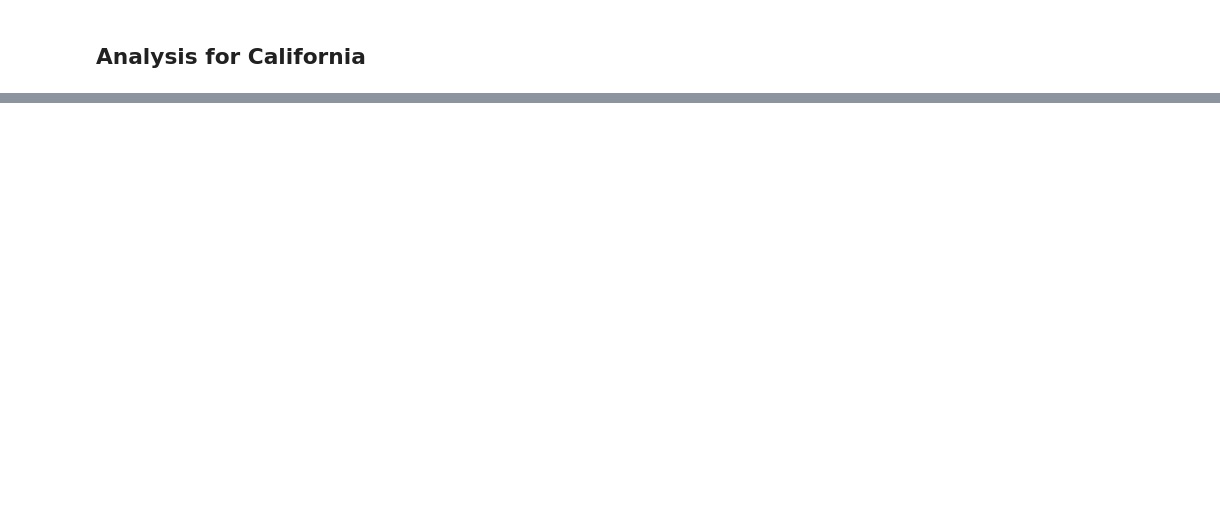
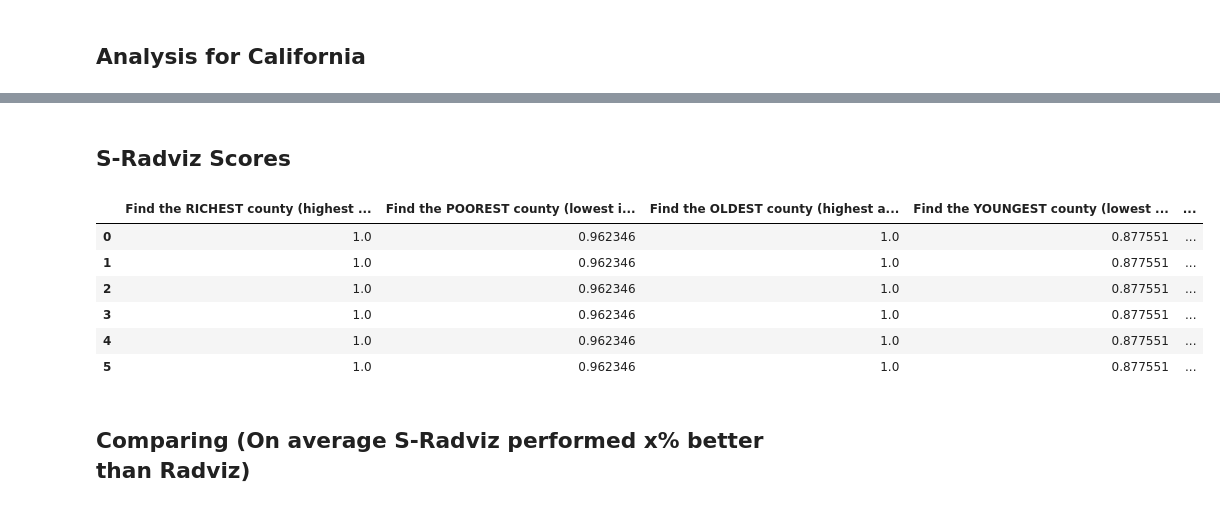
Before and after one commit to gzakhar/radviz-research, a Jupyter notebook: private/Quiz answers.ipynb, the cells around one changed output, grey strips where cells are left out. Cells and saved outputs as stored; diff of their text form; code cells hidden in the pictures; blank space fills up the shorter version.

```diff
--- a/private/Quiz answers.ipynb
+++ b/private/Quiz answers.ipynb
@@ -55,0 +65,18 @@ px.bar(caDem, x="county_name", y=attribute, width=1300 )
+# %%
+def get_correctness(df, attr, county_name, max_good):
+    score_df = df[['county_name', attr]]
+    score_df.sort_values(attr, inplace=True, ignore_index=True)
+    length = len(score_df) - 1
+
+    indx = score_df.index[score_df['county_name'] == county_name][0]
+    score = indx/length
+
+    if max_good:
+        return score
+    else:
+        return 1 - score
+# %%
+# given a state df, a county and an attribute, return the value of the intersecting cell.
+def get_val(state_df, attribute, county_name):
+    df = state_df.loc[state_df['county_name'] == county_name]
+    return df.iloc[0][attribute]
@@ -55,0 +87,12 @@ px.bar(caDem, x="county_name", y=attribute, width=1300 )
+# %%
+attributes = ['age_median', 'white_ratio', 'income_per_capita']
+questions = [ {"question": "Find the RICHEST county (highest income per capita).", "attr": attributes[2], "max_good": True}
+            , {"question":"Find the POOREST county (lowest income per capita).", "attr": attributes[2], "max_good": False}
+            , {"question":"Find the OLDEST county (highest age median).", "attr": attributes[0], "max_good": True}
+            , {"question":"Find the YOUNGEST county (lowest age median).", "attr": attributes[0], "max_good": False}
+            , {"question":"Find the WHITEST county (highest white ratio).", "attr": attributes[1], "max_good": True}
+            , {"question":"Find the most RACIALLY DIVERSE county (lowest white ratio).", "attr": attributes[1], "max_good": False}
+#             , {"question":"Find the OVERALL MOST AVERAGE county (a county that is most average by some/all criteria).", "attr": attributes[2], "max_good": True}
+#             , {"question":"Find the OVERALL MOST OUTLYING county (a county that is least average by some/all criteria).", "attr": attributes[2], "max_good": True}
+            ]
+state = "california"
@@ -55,0 +192,14 @@ px.bar(caDem, x="county_name", y=attribute, width=1300 )
+# %% [markdown]
+## S-Radviz Scores
+# %%
+metadata['sradviz']['accuracy_df']
+# %% [output]
+|  | Find the RICHEST county (highest ... | Find the POOREST county (lowest i... | Find the OLDEST county (highest a... | Find the YOUNGEST county (lowest ... | ... |
+| 0 | 1.0 | 0.962346 | 1.0 | 0.877551 | ... |
+| 1 | 1.0 | 0.962346 | 1.0 | 0.877551 | ... |
+| 2 | 1.0 | 0.962346 | 1.0 | 0.877551 | ... |
+| 3 | 1.0 | 0.962346 | 1.0 | 0.877551 | ... |
+| 4 | 1.0 | 0.962346 | 1.0 | 0.877551 | ... |
+| 5 | 1.0 | 0.962346 | 1.0 | 0.877551 | ... |
+# %% [markdown]
+## Comparing (On average S-Radviz performed x% better than Radviz)
```
Also changed, not shown: parts of 19 cells of this notebook, 3 other files.
